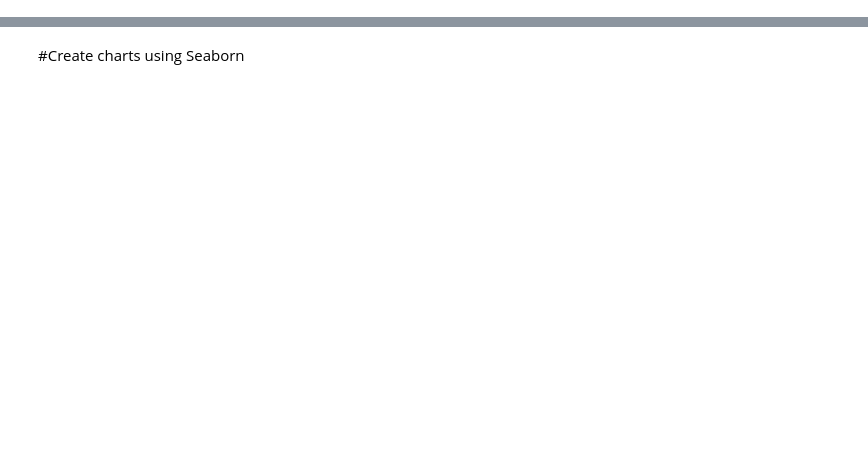
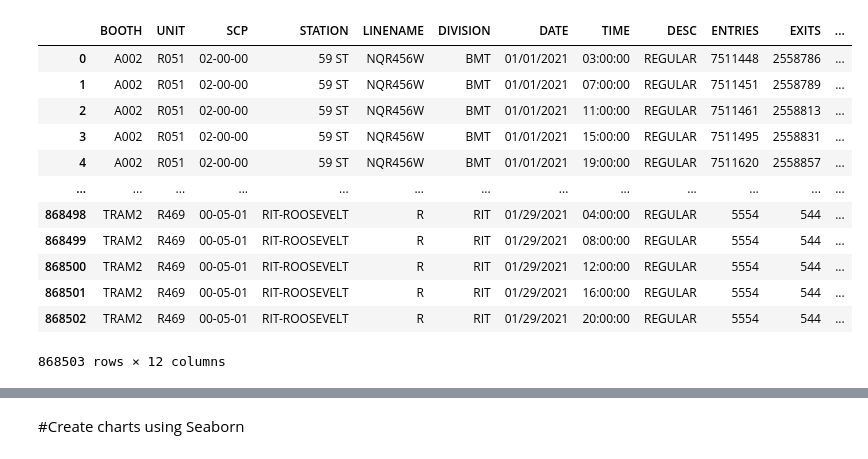
Before and after one commit to atlas-github/fstep_20, a Jupyter notebook: fstep_20_dataviz.ipynb, the cells around one changed output, grey strips where cells are left out. Saved outputs shown, nothing was run; the diff lists cells and outputs as text; code cells hidden in the pictures; blank space fills up the shorter version.

```diff
--- a/fstep_20_dataviz.ipynb
+++ b/fstep_20_dataviz.ipynb
@@ -2,0 +43,13 @@
+# %%
+import pandas as pd
+
+df5 = pd.read_csv('turnstile_210130.txt', delimiter = ",")
+df4 = pd.read_csv('turnstile_210123.txt', delimiter = ",")
+df3 = pd.read_csv('turnstile_210116.txt', delimiter = ",")
+df2 = pd.read_csv('turnstile_210109.txt', delimiter = ",")
+df1 = pd.read_csv('turnstile_210102.txt', delimiter = ",")
+
+df0 = df1[df1.DATE.str.startswith("01")]
+# %%
+df = pd.concat([df0, df2, df3, df4, df5], ignore_index = True)
+df
@@ -6,0 +88,8 @@
+# %%
+#Rename C/A column to BOOTH
+df_new = df.rename(columns = {"C/A": "BOOTH"})
+df_new
+
+#Keep only Regular and Recovery Audit readings
+df_filter = df_new.loc[df_new['DESC'].isin(['REGULAR','RECOVR AUD'])]
+df_filter
@@ -6,0 +113,17 @@
+# %%
+df_filter['diff'] = df_filter.groupby(["BOOTH", "SCP"]).ENTRIES.diff()
+df_filter
+# %% [output]
+|  | BOOTH | UNIT | SCP | STATION | LINENAME | DIVISION | DATE | TIME | DESC | ENTRIES | EXITS | ... |
+| 0 | A002 | R051 | 02-00-00 | 59 ST | NQR456W | BMT | 01/01/2021 | 03:00:00 | REGULAR | 7511448 | 2558786 | ... |
+| 1 | A002 | R051 | 02-00-00 | 59 ST | NQR456W | BMT | 01/01/2021 | 07:00:00 | REGULAR | 7511451 | 2558789 | ... |
+| 2 | A002 | R051 | 02-00-00 | 59 ST | NQR456W | BMT | 01/01/2021 | 11:00:00 | REGULAR | 7511461 | 2558813 | ... |
+| 3 | A002 | R051 | 02-00-00 | 59 ST | NQR456W | BMT | 01/01/2021 | 15:00:00 | REGULAR | 7511495 | 2558831 | ... |
+| 4 | A002 | R051 | 02-00-00 | 59 ST | NQR456W | BMT | 01/01/2021 | 19:00:00 | REGULAR | 7511620 | 2558857 | ... |
+| ... | ... | ... | ... | ... | ... | ... | ... | ... | ... | ... | ... | ... |
+| 868498 | TRAM2 | R469 | 00-05-01 | RIT-ROOSEVELT | R | RIT | 01/29/2021 | 04:00:00 | REGULAR | 5554 | 544 | ... |
+| 868499 | TRAM2 | R469 | 00-05-01 | RIT-ROOSEVELT | R | RIT | 01/29/2021 | 08:00:00 | REGULAR | 5554 | 544 | ... |
+| 868500 | TRAM2 | R469 | 00-05-01 | RIT-ROOSEVELT | R | RIT | 01/29/2021 | 12:00:00 | REGULAR | 5554 | 544 | ... |
+| 868501 | TRAM2 | R469 | 00-05-01 | RIT-ROOSEVELT | R | RIT | 01/29/2021 | 16:00:00 | REGULAR | 5554 | 544 | ... |
+| 868502 | TRAM2 | R469 | 00-05-01 | RIT-ROOSEVELT | R | RIT | 01/29/2021 | 20:00:00 | REGULAR | 5554 | 544 | ... |
+868503 rows × 12 columns
```
Also changed, not shown: parts of 24 cells of this notebook.
